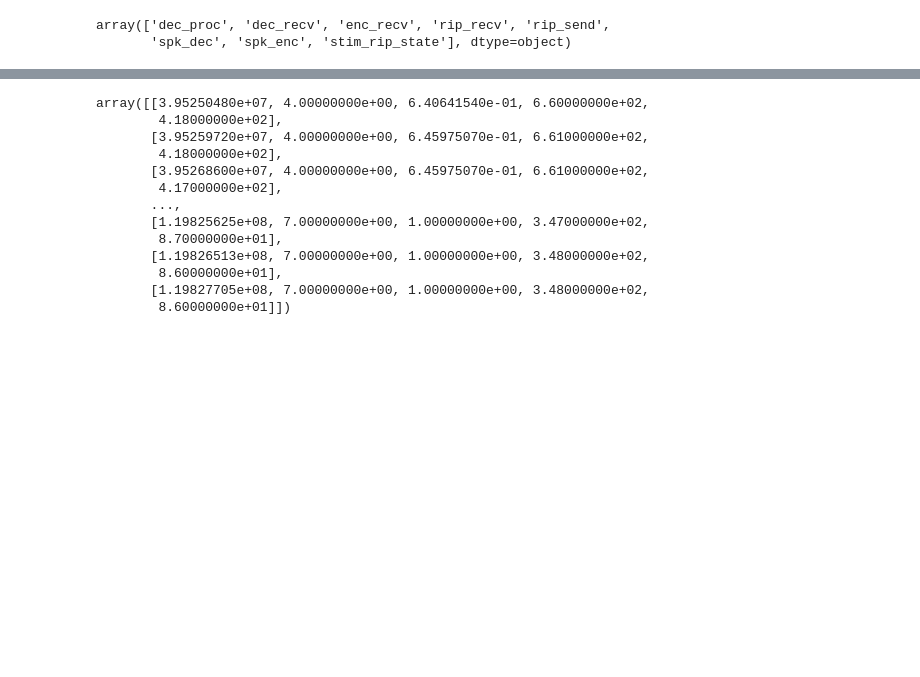
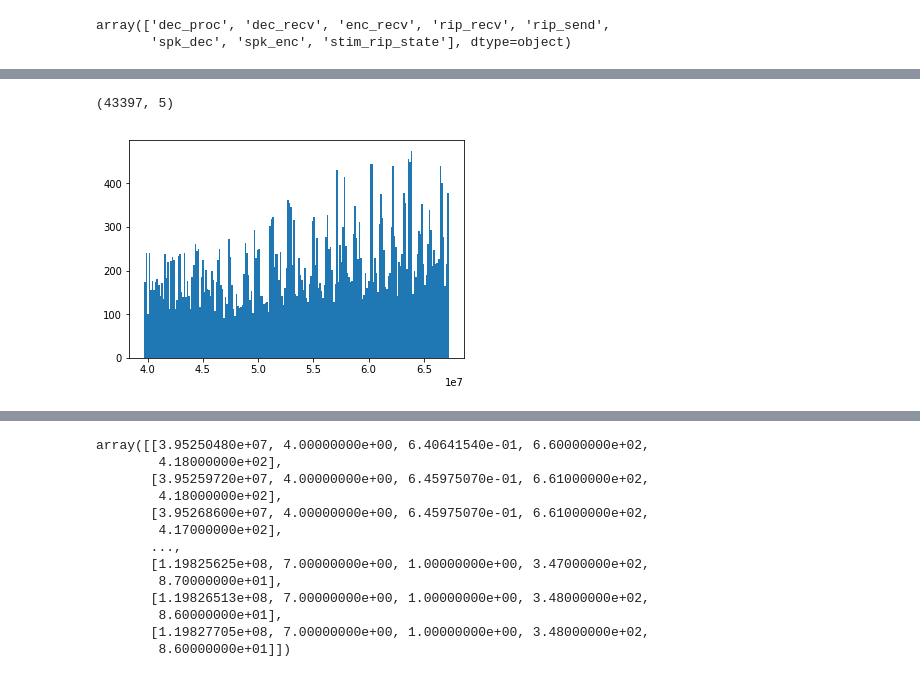
Before and after one commit to trevortknguyen/spykshrk_realtime, a Jupyter notebook: jupyter-notebooks/realtime_troubleshooting_MEC.ipynb, the cells around one changed output, grey strips where cells are left out. Drawn from its saved outputs; the diff is of its cells as text; code cells hidden in the pictures; blank space fills up the shorter version.

```diff
--- a/jupyter-notebooks/realtime_troubleshooting_MEC.ipynb
+++ b/jupyter-notebooks/realtime_troubleshooting_MEC.ipynb
@@ -80,0 +135,7 @@ encoder_data.shape
+# %%
+#15 mins velocity filter and set mark stdev = 10
+plt.hist(decoder_missed_spikes['timestamp'].values,bins=200)
+decoder_missed_spikes.shape
+# %% [output]
+(43397, 5)
+[figure, added]
```
Also changed, not shown: parts of 49 cells of this notebook, 10 other files.
